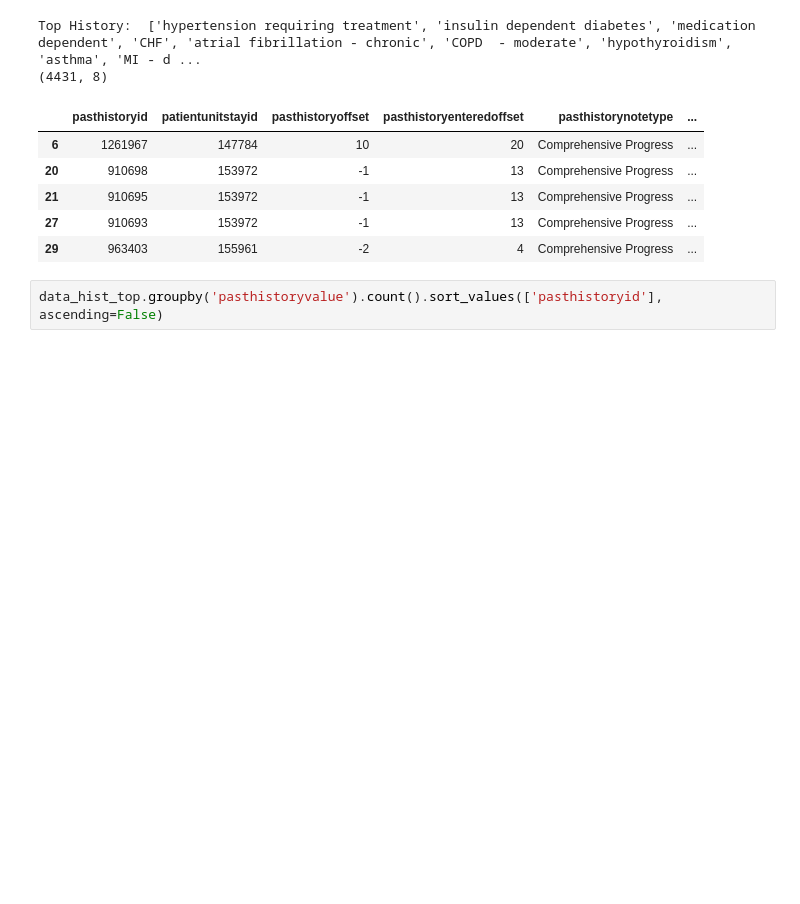
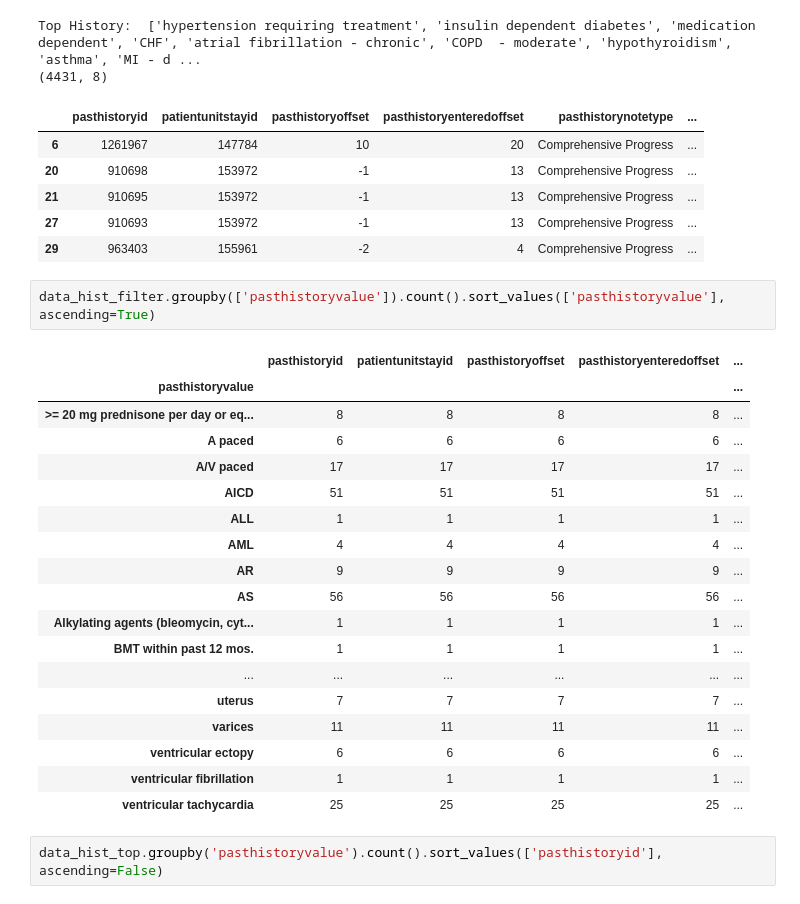
Before and after one commit to dianamJLAB/DS6050, a Jupyter notebook: eICU_gan/gan_work/eICU_exploration.ipynb, the cells around one changed output. Cells and saved outputs as stored; diff of their text form; blank space fills up the shorter version.

```diff
--- a/eICU_gan/gan_work/eICU_exploration.ipynb
+++ b/eICU_gan/gan_work/eICU_exploration.ipynb
@@ -119,6 +119,27 @@ Top History:  ['hypertension requiring treatment', 'insulin dependent diabetes',
 | 21 | 910695 | 153972 | -1 | 13 | Comprehensive Progress | ... |
 | 27 | 910693 | 153972 | -1 | 13 | Comprehensive Progress | ... |
 | 29 | 963403 | 155961 | -2 | 4 | Comprehensive Progress | ... |
+# %%
+data_hist_filter.groupby(['pasthistoryvalue']).count().sort_values(['pasthistoryvalue'], ascending=True)
+# %% [output]
+|  | pasthistoryid | patientunitstayid | pasthistoryoffset | pasthistoryenteredoffset | ... |
+| pasthistoryvalue |  |  |  |  | ... |
+| >= 20 mg prednisone per day or eq... | 8 | 8 | 8 | 8 | ... |
+| A paced | 6 | 6 | 6 | 6 | ... |
+| A/V paced | 17 | 17 | 17 | 17 | ... |
+| AICD | 51 | 51 | 51 | 51 | ... |
+| ALL | 1 | 1 | 1 | 1 | ... |
+| AML | 4 | 4 | 4 | 4 | ... |
+| AR | 9 | 9 | 9 | 9 | ... |
+| AS | 56 | 56 | 56 | 56 | ... |
+| Alkylating agents (bleomycin, cyt... | 1 | 1 | 1 | 1 | ... |
+| BMT within past 12 mos. | 1 | 1 | 1 | 1 | ... |
+| ... | ... | ... | ... | ... | ... |
+| uterus | 7 | 7 | 7 | 7 | ... |
+| varices | 11 | 11 | 11 | 11 | ... |
+| ventricular ectopy | 6 | 6 | 6 | 6 | ... |
+| ventricular fibrillation | 1 | 1 | 1 | 1 | ... |
+| ventricular tachycardia | 25 | 25 | 25 | 25 | ... |
 # %%
 data_hist_top.groupby('pasthistoryvalue').count().sort_values(['pasthistoryid'], ascending=False)
 # %% [output]
```
Also changed, not shown: parts of 18 cells of this notebook, 1 other file.
